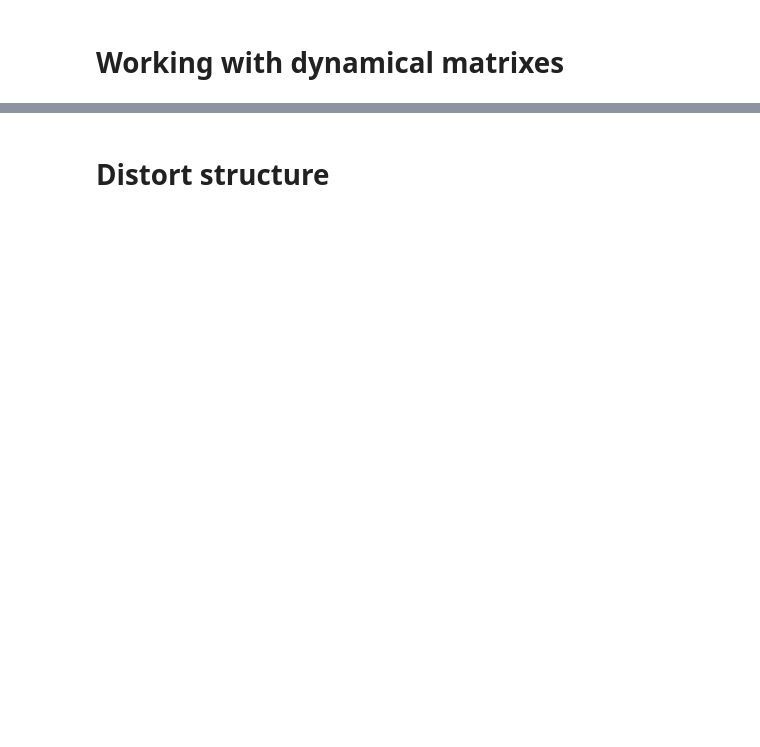
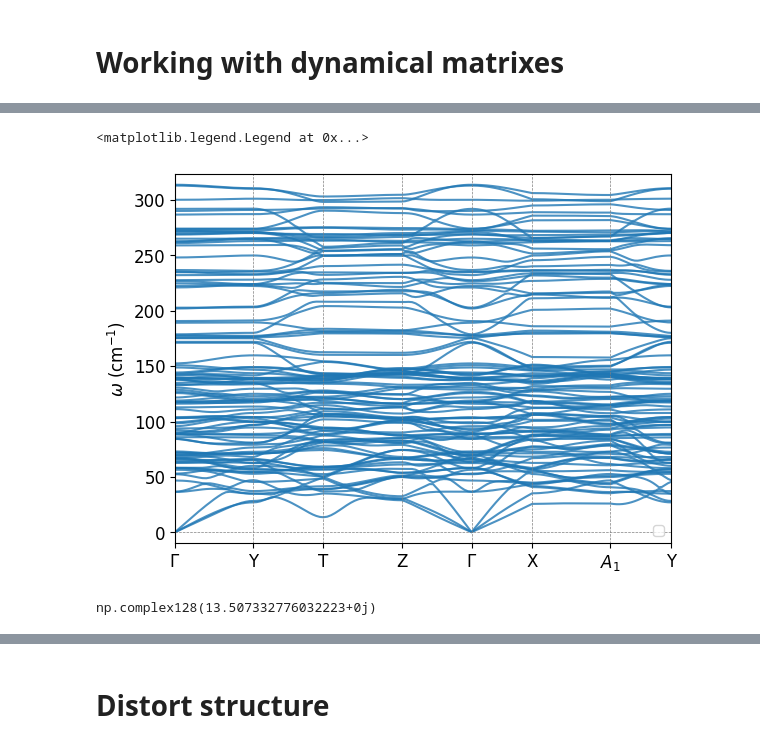
Before and after one commit to ManexAlkorta/mnx, a Jupyter notebook: Tutorial/DynMatrix.ipynb, the cells around one changed output, grey strips where cells are left out. Drawn from its saved outputs; the diff is of its cells as text; code cells hidden in the pictures; blank space fills up the shorter version.

Commit message:
Major commit including support to VASP-phonopy calculations

```diff
--- a/Tutorial/DynMatrix.ipynb
+++ b/Tutorial/DynMatrix.ipynb
@@ -26,0 +40,2 @@ Lattice information:
+# %%
+dyn = mnx.DynMatrix.from_file(file="./dyns/phonopy/dyn", qgrid=[2,2,2], Nqirr=8)
@@ -26,0 +66,26 @@ Lattice information:
+# %%
+k_inpath=[
+    [[0.00000, 0.00000, 0.00000], [0.50000, 0.00000, 0.50000]], # GY
+    [[0.50000, 0.00000, 0.50000], [1.00000, 0.50000, 0.50000]], # YT
+    [[1.00000, 0.50000, 0.50000], [0.50000, 0.50000, 0.00000]], # TZ
+    [[0.50000, 0.50000, 0.00000], [0.00000, 0.00000, 0.00000]], # ZG
+    [[0.00000, 0.00000, 0.00000], [0.00000, 0.25000, 0.25000]], # GX
+    [[0.00000, 0.25000, 0.25000], [0.50000, 0.25000, 0.75000]], # XA_1
+    [[0.50000, 0.25000, 0.75000], [0.50000, 0.00000, 0.50000]], # A_1Y
+    ]
+bands, qpath, xticks = dyn.get_bands(k_inpath=k_inpath,N=20,gauge="atomic")
+# %%
+import matplotlib.pyplot as plt
+
+f = plt.figure()
+ax = f.add_subplot()
+xlabels = [r"$\Gamma$", "Y", "T", "Z", r"$\Gamma$", "X", r"$A_1$", "Y"]
+mnx.io.plot_bands(ax, qpath, bands, xticks, xlabels, label = "")
+ax.legend()
+# %% [output]
+<matplotlib.legend.Legend at 0x...>
+[figure, added]
+# %%
+dyn.DynQs[3].frequencies[0,0]
+# %% [output]
+np.complex128(13.507332776032223+0j)
```
Also changed, not shown: parts of 18 cells of this notebook, 25 other files.
